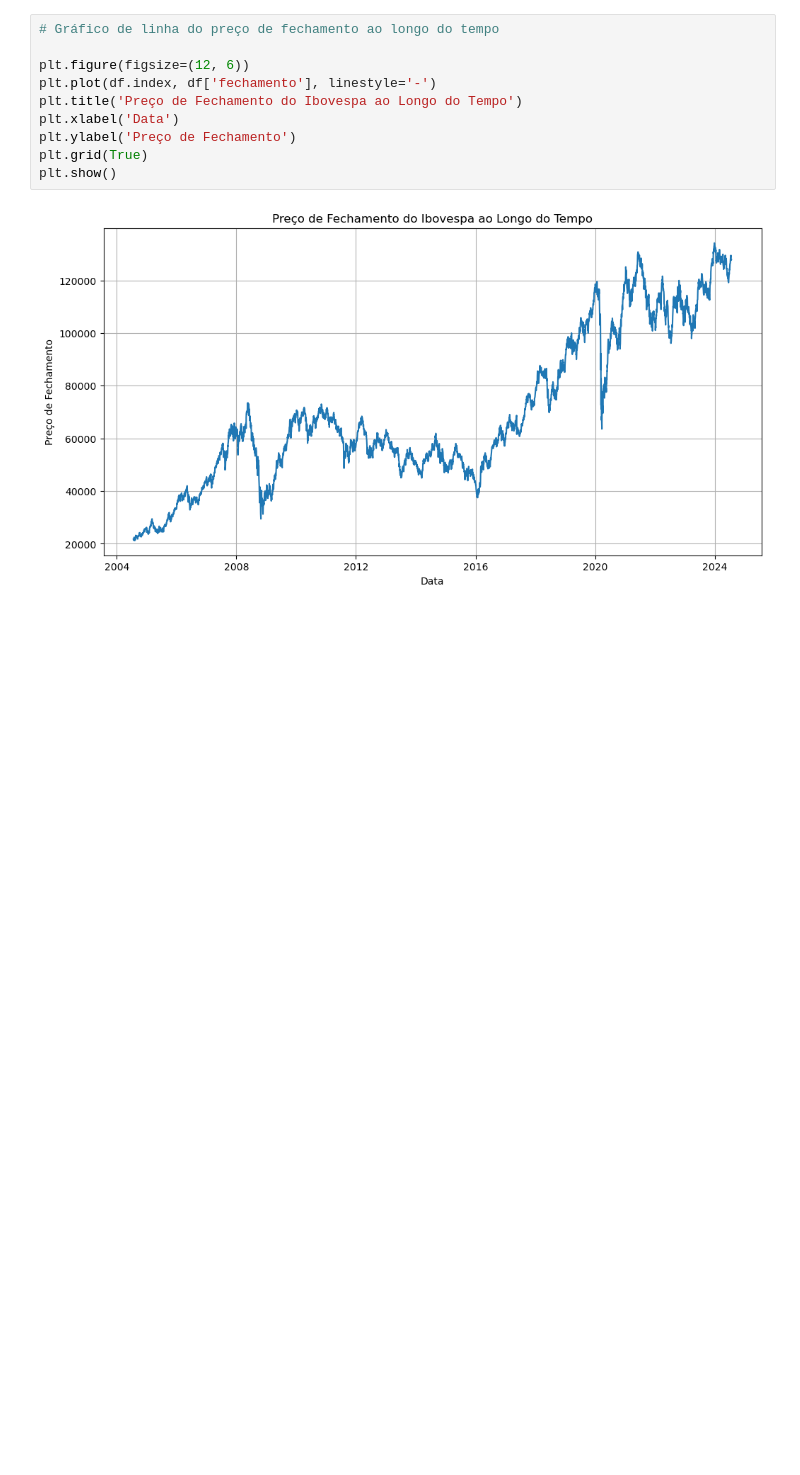
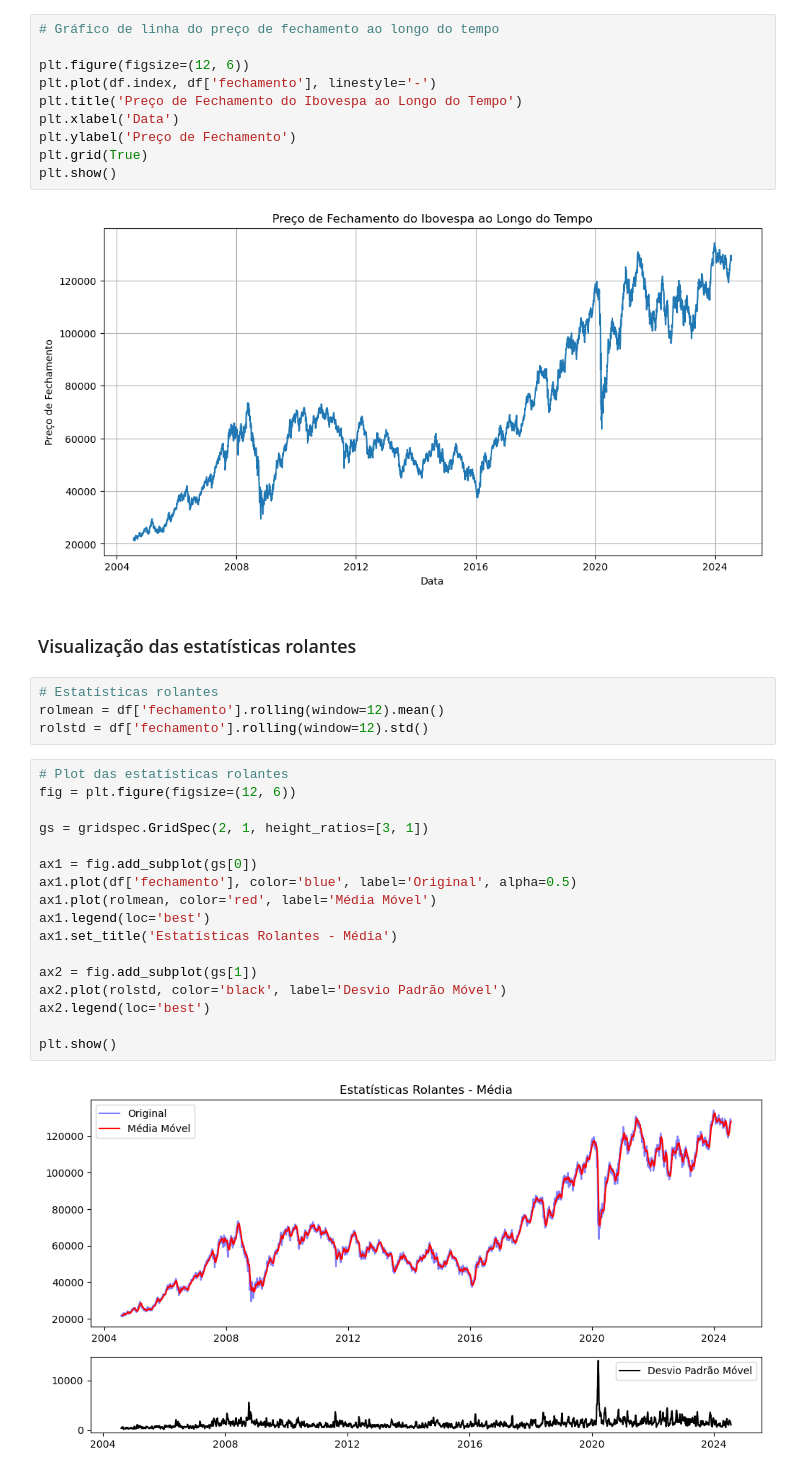
Before and after one commit to alexandreaquiles/postech-fiap-dtat-tech-challenge-fase2, a Jupyter notebook: tech-challenge-fase2-forecasting-ibovespa.ipynb, the cells around one changed output. Drawn from its saved outputs; the diff is of its cells as text; blank space fills up the shorter version.

Commit message:
Visualização de estatísticas rolantes

```diff
--- a/tech-challenge-fase2-forecasting-ibovespa.ipynb
+++ b/tech-challenge-fase2-forecasting-ibovespa.ipynb
@@ -163,3 +164,28 @@ plt.grid(True)
 plt.show()
 # %% [output]
 [figure]
+# %% [markdown]
+### Visualização das estatísticas rolantes
+# %%
+# Estatísticas rolantes
+rolmean = df['fechamento'].rolling(window=12).mean()
+rolstd = df['fechamento'].rolling(window=12).std()
+# %%
+# Plot das estatísticas rolantes
+fig = plt.figure(figsize=(12, 6))
+
+gs = gridspec.GridSpec(2, 1, height_ratios=[3, 1])
+
+ax1 = fig.add_subplot(gs[0])
+ax1.plot(df['fechamento'], color='blue', label='Original', alpha=0.5)
+ax1.plot(rolmean, color='red', label='Média Móvel')
+ax1.legend(loc='best')
+ax1.set_title('Estatísticas Rolantes - Média')
+
+ax2 = fig.add_subplot(gs[1])
+ax2.plot(rolstd, color='black', label='Desvio Padrão Móvel')
+ax2.legend(loc='best')
+
+plt.show()
+# %% [output]
+[figure, added]
```
Also changed, not shown: parts of 2 cells of this notebook.
